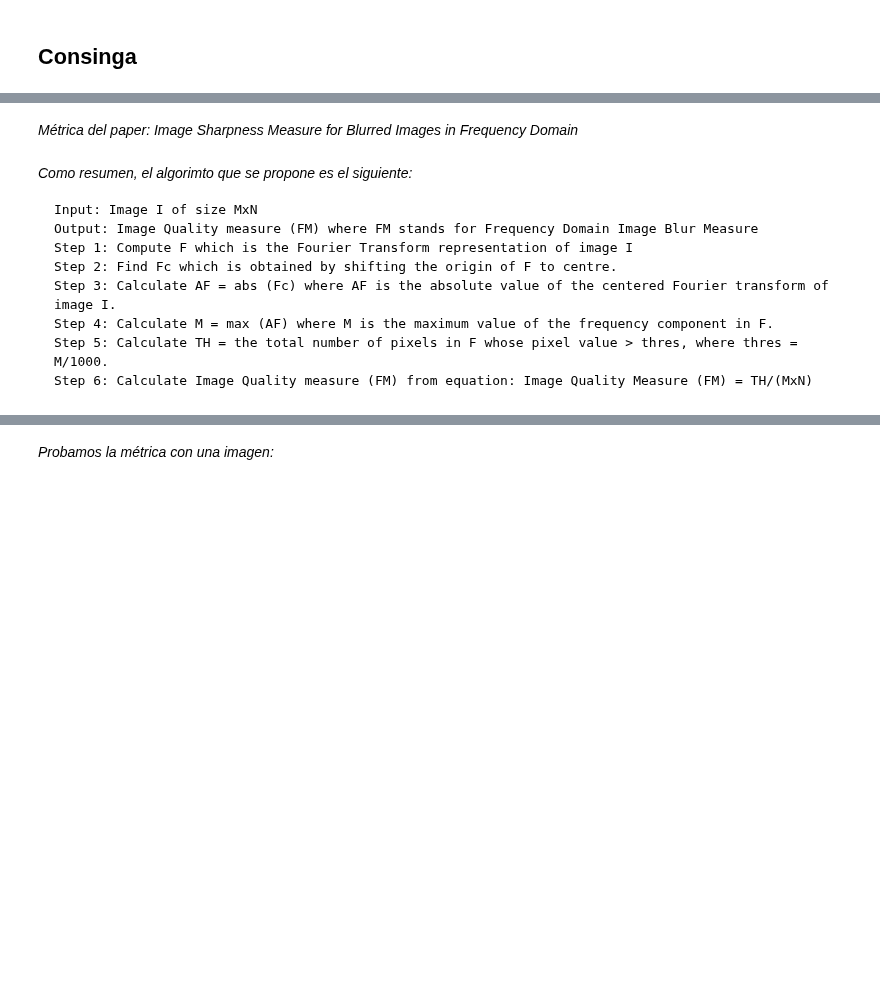
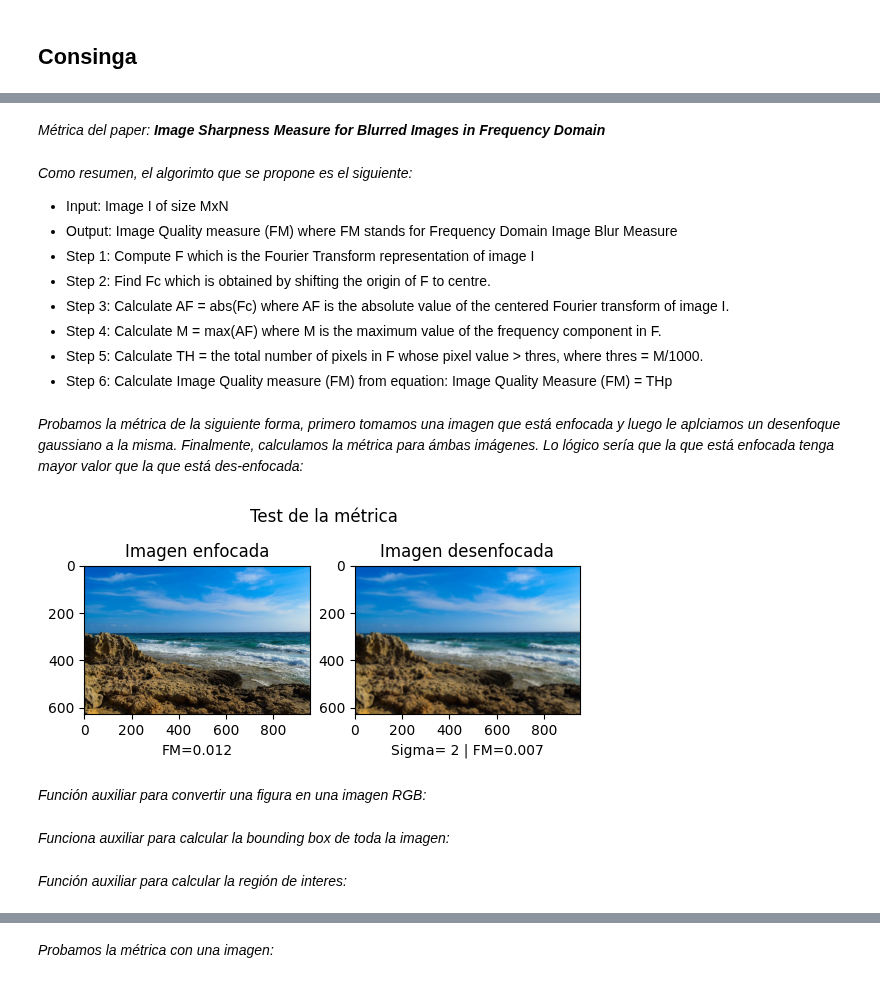
Before and after one commit to brunomaso1/uba-ceia, a Jupyter notebook: ceia-vpc1/TP2/TP2.ipynb, the cells around one changed output, grey strips where cells are left out. Drawn from its saved outputs; the diff is of its cells as text; code cells hidden in the pictures; blank space fills up the shorter version.

````diff
--- a/ceia-vpc1/TP2/TP2.ipynb
+++ b/ceia-vpc1/TP2/TP2.ipynb
@@ -51,15 +74,16 @@ from matplotlib.backends.backend_agg import FigureCanvasAgg as FigureCanvas
 # %% [markdown]
-*Métrica del paper: Image Sharpness Measure for Blurred Images in Frequency Domain*
+*Métrica del paper: __Image Sharpness Measure for Blurred Images in Frequency Domain__*
 # %% [markdown]
 *Como resumen, el algorimto que se propone es el siguiente:*
-```
-Input: Image I of size MxN
-Output: Image Quality measure (FM) where FM stands for Frequency Domain Image Blur Measure
-Step 1: Compute F which is the Fourier Transform representation of image I
-Step 2: Find Fc which is obtained by shifting the origin of F to centre.
-Step 3: Calculate AF = abs (Fc) where AF is the absolute value of the centered Fourier transform of image I.
-Step 4: Calculate M = max (AF) where M is the maximum value of the frequency component in F.
-Step 5: Calculate TH = the total number of pixels in F whose pixel value > thres, where thres = M/1000.
-Step 6: Calculate Image Quality measure (FM) from equation: Image Quality Measure (FM) = TH/(MxN)
-```
+
+<em><p>
+- Input: Image I of size MxN
+- Output: Image Quality measure (FM) where FM stands for Frequency Domain Image Blur Measure
+- Step 1: Compute F which is the Fourier Transform representation of image I
+- Step 2: Find Fc which is obtained by shifting the origin of F to centre.
+- Step 3: Calculate AF = abs(Fc) where AF is the absolute value of the centered Fourier transform of image I.
+- Step 4: Calculate M = max(AF) where M is the maximum value of the frequency component in F.
+- Step 5: Calculate TH = the total number of pixels in F whose pixel value > thres, where thres = M/1000.
+- Step 6: Calculate Image Quality measure (FM) from equation: Image Quality Measure (FM) = THp
+</p></em>
 # %%
@@ -81,3 +105,26 @@ def kanjar_fdibm(image: np.ndarray) -> float:
 
     # Finalmente retornamos la métrica
     return T_H/img.size
+# %% [markdown]
+*Probamos la métrica de la siguiente forma, primero tomamos una imagen que está enfocada y luego le aplciamos un desenfoque gaussiano a la misma. Finalmente, calculamos la métrica para ámbas imágenes. Lo lógico sería que la que está enfocada tenga mayor valor que la que está des-enfocada:*
+# %%
+img = cv.imread(IMG_TEST_PATH)
+
+plt.suptitle('Test de la métrica')
+
+plt.subplot(221)
+plt.imshow(img[:, :, ::-1])
+plt.xlabel(f'FM={kanjar_fm(img):.3f}')
+plt.title('Imagen enfocada')
+
+sigma = 2
+plt.subplot(222)
+plt.imshow(cv.GaussianBlur(img, (15, 15), sigma)[:, :, ::-1])
+plt.xlabel(f'Sigma= {sigma} | FM={kanjar_fm(cv.GaussianBlur(img, (15, 15), sigma)):.3f}')
+plt.title('Imagen desenfocada')
+
+plt.show()
+# %% [output]
+[figure, added]
+# %% [markdown]
+*Función auxiliar para convertir una figura en una imagen RGB:*
@@ -83,0 +176,2 @@ def kanjar_fdibm(image: np.ndarray) -> float:
+# %% [markdown]
+*Funciona auxiliar para calcular la bounding box de toda la imagen:*
@@ -83,0 +184,2 @@ def kanjar_fdibm(image: np.ndarray) -> float:
+# %% [markdown]
+*Función auxiliar para calcular la región de interes:*
````
Also changed, not shown: parts of 57 cells of this notebook.
